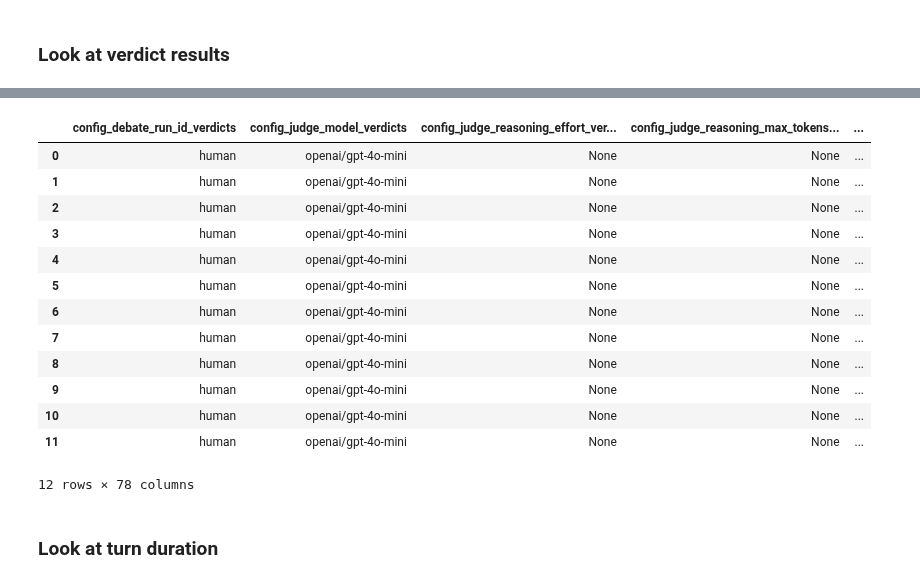
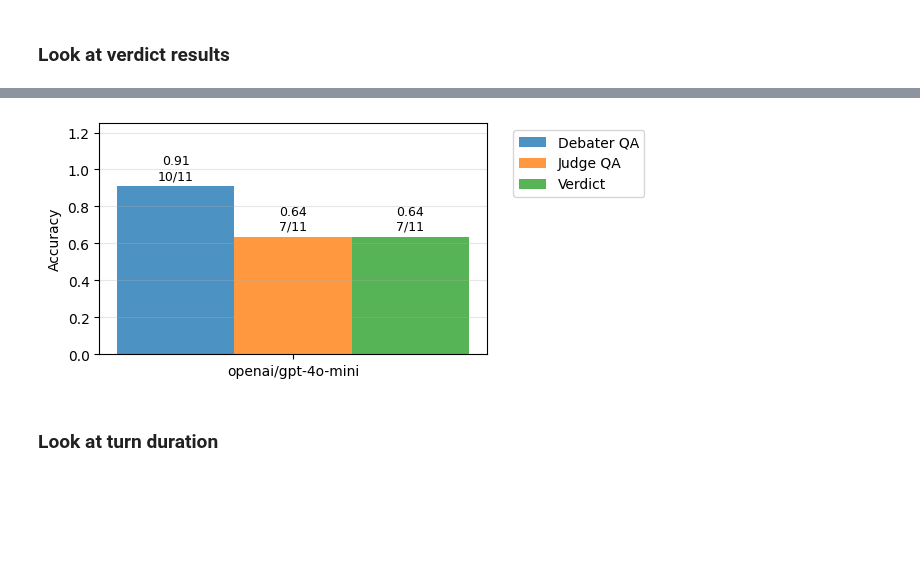
Before and after one commit to joshlevy89/llm_judge_debate_NEW, a Jupyter notebook: analysis/analysis_human.ipynb, the cells around one changed output, grey strips where cells are left out. Drawn from its saved outputs; the diff is of its cells as text; code cells hidden in the pictures; blank space fills up the shorter version.

```diff
--- a/analysis/analysis_human.ipynb
+++ b/analysis/analysis_human.ipynb
@@ -78,2 +73,2 @@ NameError: name 'prepare_df' is not defined
 # %%
-all_df = prepare_df(types=['human', 'verdicts'])
+all_df = prepare_df(types=['human', 'verdicts', 'qa'])
@@ -98,39 +75,14 @@ Name: config_debater_model_human, dtype: object
-# %%
-judge_qa_df = qa_df.copy()
-judge_qa_df.columns = [col + '_judge' for col in qa_df.columns]
-
-debater_qa_df = qa_df.copy()
-debater_qa_df.columns = [col + '_debater' for col in qa_df.columns]
-
-all_df = verdict_df.merge(
-    judge_qa_df[['question_qa_judge', 'options_str_qa_judge', 'config_model_name_qa_judge', 'parsed_answer_qa_judge', 'is_correct_qa_judge', 'success_qa_judge']],
-    left_on=['question_verdicts', 'options_str_verdicts', 'config_judge_model_verdicts'],
-    right_on=['question_qa_judge', 'options_str_qa_judge', 'config_model_name_qa_judge'],
-    how='left')
-
-all_df = all_df.merge(
-    debater_qa_df[['question_qa_debater', 'options_str_qa_debater', 'config_model_name_qa_debater', 'parsed_answer_qa_debater', 'is_correct_qa_debater', 'success_qa_debater']],
-    left_on=['question_verdicts', 'options_str_verdicts', 'config_debater_model_debates'],
-    right_on=['question_qa_debater', 'options_str_qa_debater', 'config_model_name_qa_debater'],
-    how='left',
-    suffixes=('', '_debater'))
-# %%
-all_df[all_df['verdict_run_id_verdicts'] == "49pyqat"]
-# %% [output]
-|  | config_debate_run_id_verdicts | config_judge_model_verdicts | config_judge_reasoning_effort_ver... | config_judge_reasoning_max_tokens... | ... |
-| 0 | human | openai/gpt-4o-mini | None | None | ... |
-| 1 | human | openai/gpt-4o-mini | None | None | ... |
-| 2 | human | openai/gpt-4o-mini | None | None | ... |
-| 3 | human | openai/gpt-4o-mini | None | None | ... |
-| 4 | human | openai/gpt-4o-mini | None | None | ... |
-| 5 | human | openai/gpt-4o-mini | None | None | ... |
-| 6 | human | openai/gpt-4o-mini | None | None | ... |
-| 7 | human | openai/gpt-4o-mini | None | None | ... |
-| 8 | human | openai/gpt-4o-mini | None | None | ... |
-| 9 | human | openai/gpt-4o-mini | None | None | ... |
-| 10 | human | openai/gpt-4o-mini | None | None | ... |
-| 11 | human | openai/gpt-4o-mini | None | None | ... |
-12 rows × 78 columns
+# %%
+all_df['verdict_run_id_verdicts']
+
+verdicts_df = all_df[all_df['verdict_run_id_verdicts'] == '7iijeei']
+# verdicts_df = verdicts_df[verdicts_df['has_leak_debate_checks'] == False]
+
+acc_human = aggregate_by_fields(verdicts_df, ['config_judge_model_verdicts'])
+
+ax, plt = plot_accuracy_bars_single(acc_human, show_sig=True)
+# %% [output]
+[figure, added]
 # %% [markdown]
 ### Look at turn duration
 # %%
```
Also changed, not shown: parts of 3 cells of this notebook, 7 other files.
